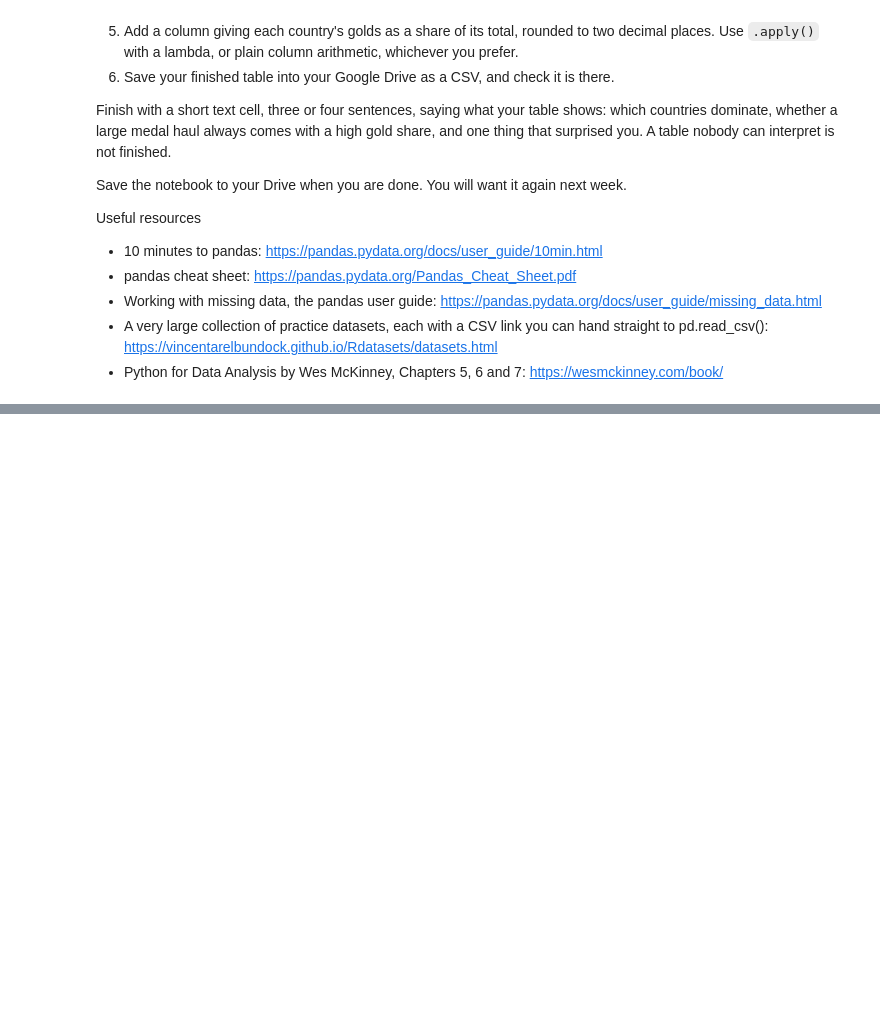
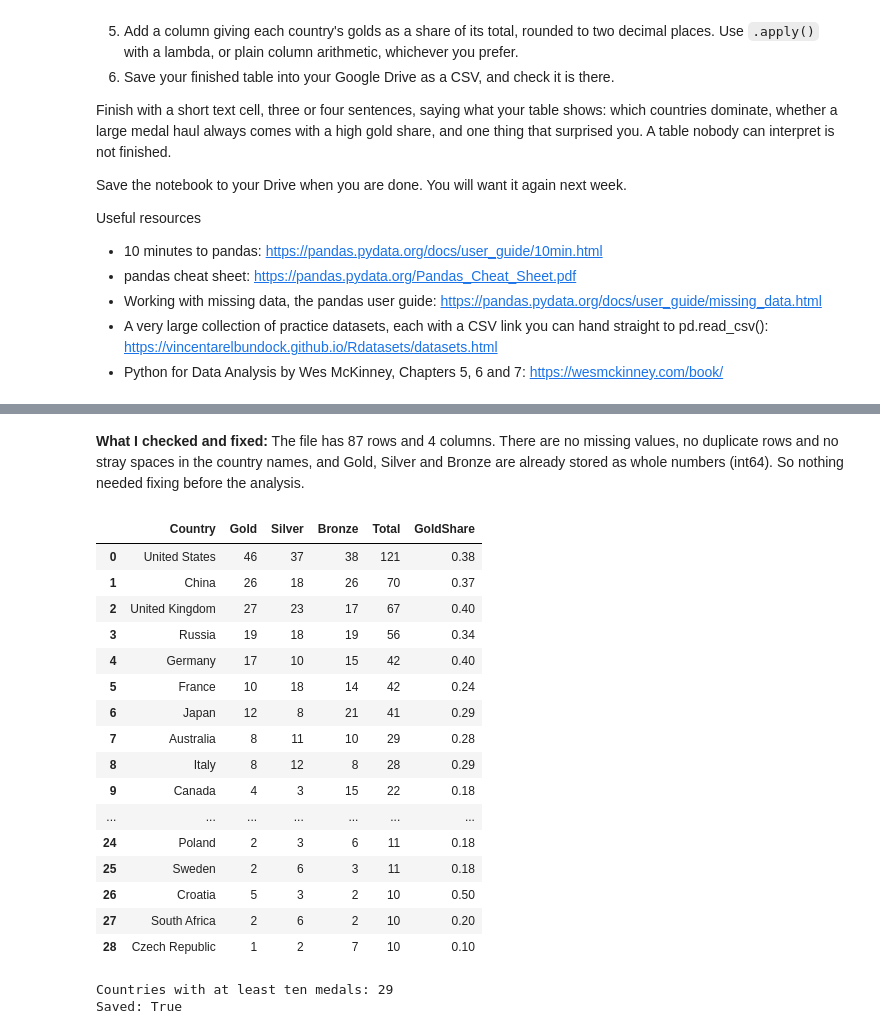
Before and after one commit to Yuzhanbo-98/IJC437-python-practice, a Jupyter notebook: IntroPython_part3.ipynb, the cells around one changed output, grey strips where cells are left out. Saved outputs shown, nothing was run; the diff lists cells and outputs as text; code cells hidden in the pictures; blank space fills up the shorter version.

Commit message:
Fix Part 3 exercises and complete final exercise

```diff
--- a/IntroPython_part3.ipynb
+++ b/IntroPython_part3.ipynb
@@ -971,0 +1053,40 @@ Useful resources
+# %% [markdown]
+**What I checked and fixed:** The file has 87 rows and 4 columns. There are no missing values, no duplicate rows and no stray spaces in the country names, and Gold, Silver and Bronze are already stored as whole numbers (int64). So nothing needed fixing before the analysis.
+# %%
+# Final exercise - steps 3 to 6
+# 3. add a Total column
+rio["Total"] = rio["Gold"] + rio["Silver"] + rio["Bronze"]
+
+# 4. keep countries with at least ten medals, most successful first
+top = rio[rio["Total"] >= 10].sort_values(["Total", "Gold"], ascending=False).reset_index(drop=True)
+
+# 5. each country's golds as a share of its total, rounded to two decimal places
+top["GoldShare"] = (top["Gold"] / top["Total"]).round(2)
+display(top)
+print("Countries with at least ten medals:", len(top))
+
+# 6. save to Google Drive and check it is there
+import os
+out_path = "/content/drive/MyDrive/rio2016_top_countries.csv"
+top.to_csv(out_path, index=False)
+print("Saved:", os.path.exists(out_path))
+# %% [output]
+|  | Country | Gold | Silver | Bronze | Total | GoldShare |
+| 0 | United States | 46 | 37 | 38 | 121 | 0.38 |
+| 1 | China | 26 | 18 | 26 | 70 | 0.37 |
+| 2 | United Kingdom | 27 | 23 | 17 | 67 | 0.40 |
+| 3 | Russia | 19 | 18 | 19 | 56 | 0.34 |
+| 4 | Germany | 17 | 10 | 15 | 42 | 0.40 |
+| 5 | France | 10 | 18 | 14 | 42 | 0.24 |
+| 6 | Japan | 12 | 8 | 21 | 41 | 0.29 |
+| 7 | Australia | 8 | 11 | 10 | 29 | 0.28 |
+| 8 | Italy | 8 | 12 | 8 | 28 | 0.29 |
+| 9 | Canada | 4 | 3 | 15 | 22 | 0.18 |
+| ... | ... | ... | ... | ... | ... | ... |
+| 24 | Poland | 2 | 3 | 6 | 11 | 0.18 |
+| 25 | Sweden | 2 | 6 | 3 | 11 | 0.18 |
+| 26 | Croatia | 5 | 3 | 2 | 10 | 0.50 |
+| 27 | South Africa | 2 | 6 | 2 | 10 | 0.20 |
+| 28 | Czech Republic | 1 | 2 | 7 | 10 | 0.10 |
+Countries with at least ten medals: 29
+Saved: True
```
Also changed, not shown: parts of 19 cells of this notebook.
